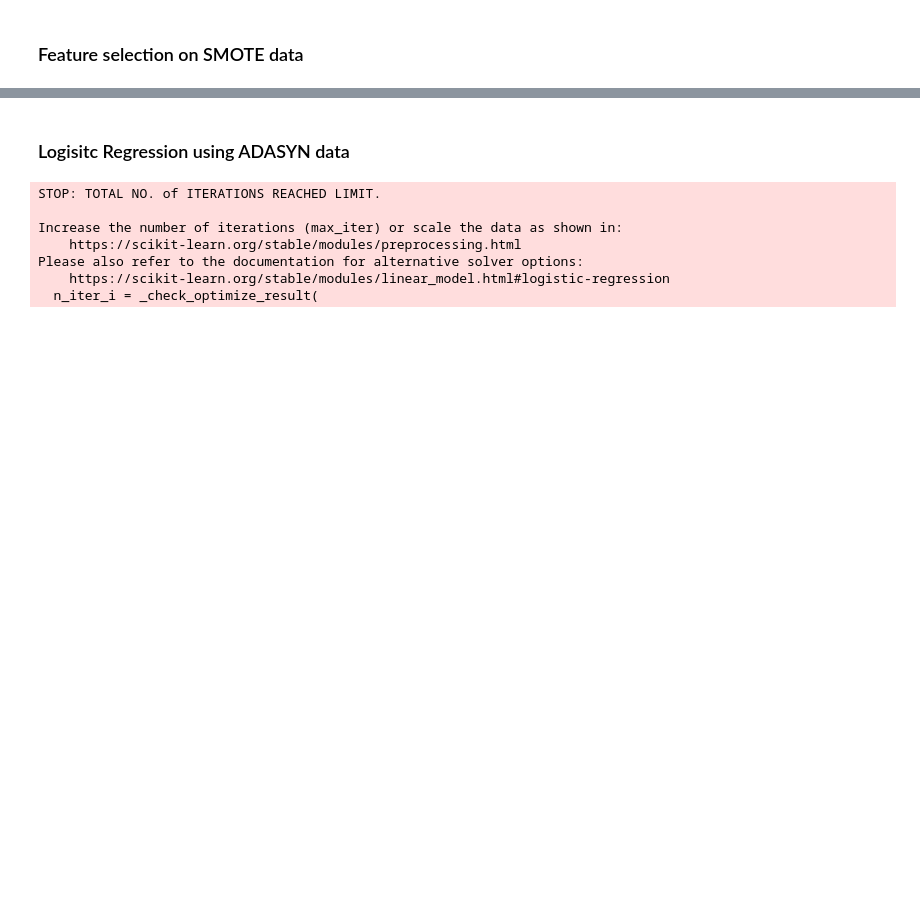
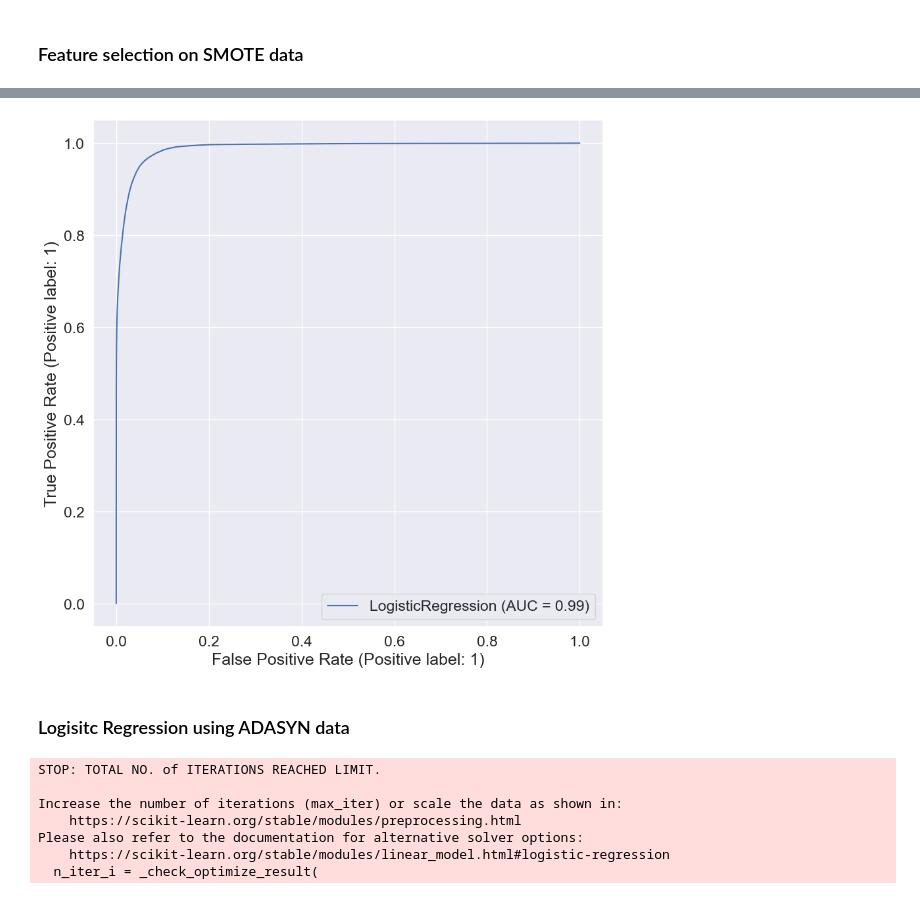
Before and after one commit to AlcaRmsp/the_laundromat, a Jupyter notebook: Data_Modelling_Rebalancing_LR.ipynb, the cells around one changed output, grey strips where cells are left out. Drawn from its saved outputs; the diff is of its cells as text; code cells hidden in the pictures; blank space fills up the shorter version.

```diff
--- a/Data_Modelling_Rebalancing_LR.ipynb
+++ b/Data_Modelling_Rebalancing_LR.ipynb
@@ -119,5 +125,5 @@ pd.DataFrame(y_resampled_SMOTE)
 # %%
-X_test_resampled_SMOTE, y_test_resampled_SMOTE = SMOTE(sampling_strategy= 0.3).fit_resample(X_test, y_test)
+X_test_resampled_SMOTE, y_test_resampled_SMOTE = SMOTE(sampling_strategy= 0.5).fit_resample(X_test, y_test)
 # %%
 X_test_resampled_SMOTE.shape, y_test_resampled_SMOTE.shape
 # %% [output]
@@ -237,0 +237,2 @@ importance_df.sort_values(by='score_decrease', ascending = False) # Order by imp
+# %%
+X_resampled_SMOTE_data_new_sample_imp_feat = data_new_sample.loc[:, ['newBalanceDest','amount', 'oldBalanceOrig', 'errorBalanceDest']]
@@ -238,3 +314,8 @@ importance_df.sort_values(by='score_decrease', ascending = False) # Order by imp
+# %%
+RocCurveDisplay.from_estimator(logreg, X_test_resampled_SMOTE, y_test_resampled_SMOTE)
+plt.show()
+# %% [output]
+[figure, added]
 # %% [markdown]
 ### Logisitc Regression using ADASYN data
 # %%
```
Also changed, not shown: parts of 27 cells of this notebook.
